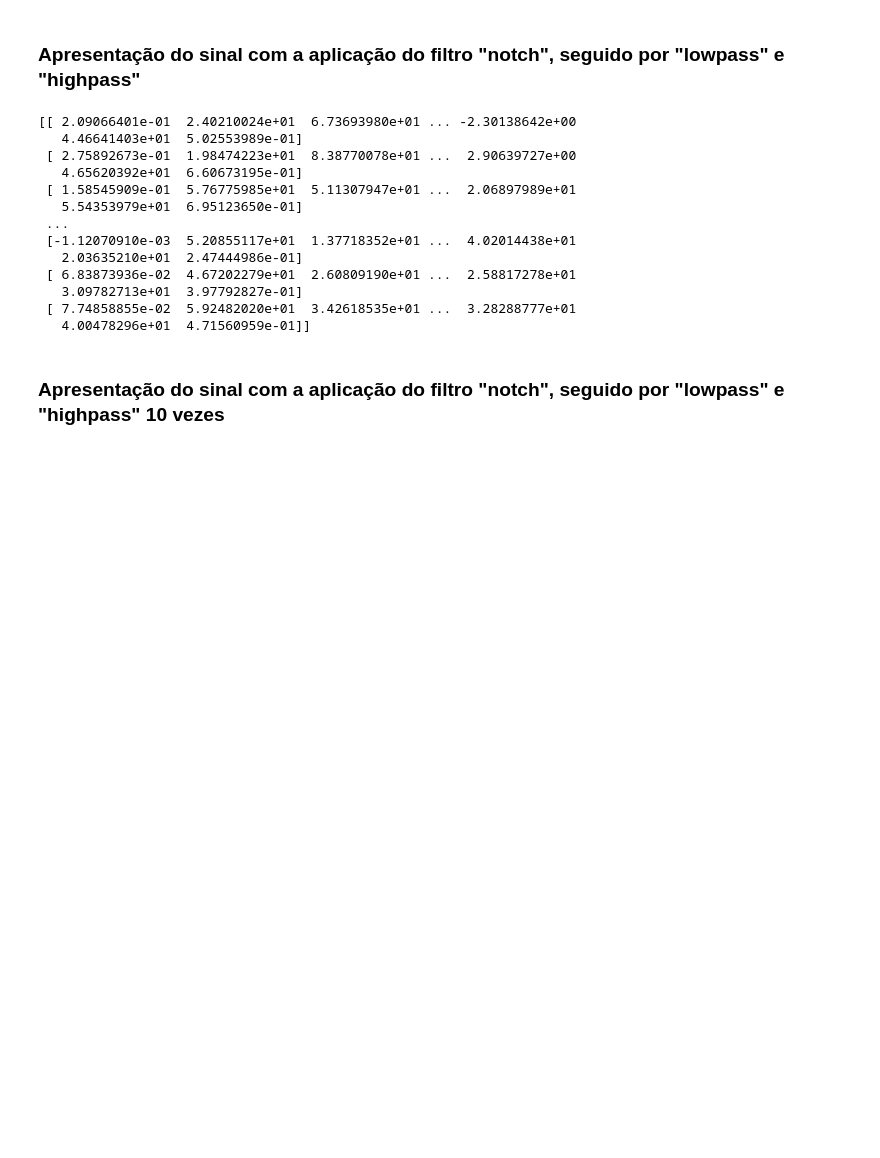
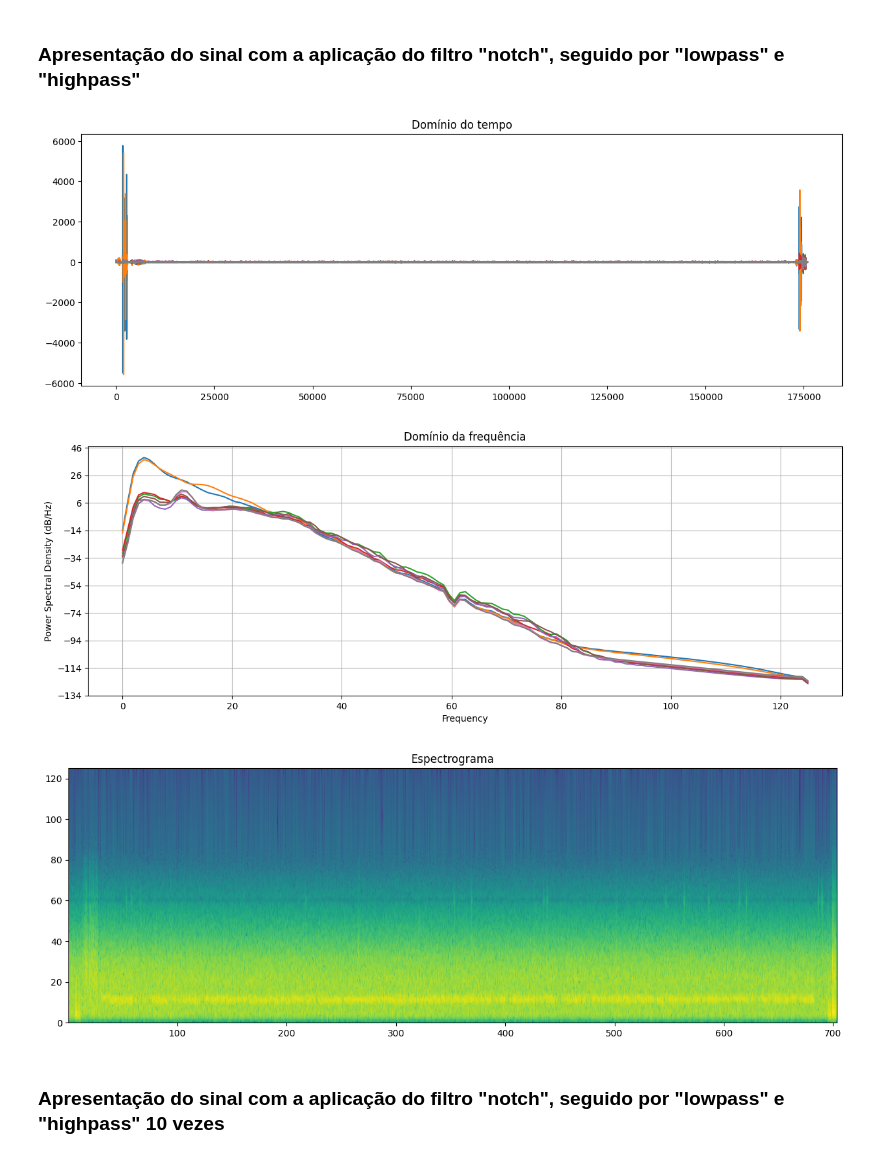
Before and after one commit to alescrocaro/tutoriais, a Jupyter notebook: EEG_Rhythms/preprocessing.ipynb, the cells around one changed output. Cells and saved outputs as stored; diff of their text form; code cells hidden in the pictures; blank space fills up the shorter version.

```diff
--- a/EEG_Rhythms/preprocessing.ipynb
+++ b/EEG_Rhythms/preprocessing.ipynb
@@ -195,27 +179,16 @@ array([[ -1.34740319,  48.41057765,  80.68273238, ..., -13.32168465,
 ### Apresentação do sinal com a aplicação do filtro "notch", seguido por "lowpass" e "highpass"
 # %%
 # ToDo: aplicar o conjunto de filtros em um dado com cópia profunda
-
-cpData = cp(X)
-
-butter_notch(cpData, 50)
-butter_lowpass(cpData, 5)
-finalData = butter_highpass(cpData, 35)
-print(finalData)
+X_f = cp(X)
+X_f = butter_notch(X_f, 60)
+X_f = butter_notch(X_f, 120)
+X_f = butter_lowpass(X_f, 30.)
+X_f = butter_highpass(X_f, 3.)
+print_graphs(X_f)
 # %% [output]
-[[ 2.09066401e-01  2.40210024e+01  6.73693980e+01 ... -2.30138642e+00
-   4.46641403e+01  5.02553989e-01]
- [ 2.75892673e-01  1.98474223e+01  8.38770078e+01 ...  2.90639727e+00
-   4.65620392e+01  6.60673195e-01]
- [ 1.58545909e-01  5.76775985e+01  5.11307947e+01 ...  2.06897989e+01
-   5.54353979e+01  6.95123650e-01]
- ...
- [-1.12070910e-03  5.20855117e+01  1.37718352e+01 ...  4.02014438e+01
-   2.03635210e+01  2.47444986e-01]
- [ 6.83873936e-02  4.67202279e+01  2.60809190e+01 ...  2.58817278e+01
-   3.09782713e+01  3.97792827e-01]
- [ 7.74858855e-02  5.92482020e+01  3.42618535e+01 ...  3.28288777e+01
-   4.00478296e+01  4.71560959e-01]]
+[figure, added]
+[figure, added]
+[figure, added]
 # %% [markdown]
 ### Apresentação do sinal com a aplicação do filtro "notch", seguido por "lowpass" e "highpass" 10 vezes
 # %%
```
Also changed, not shown: parts of 6 cells of this notebook, 1 other file.
